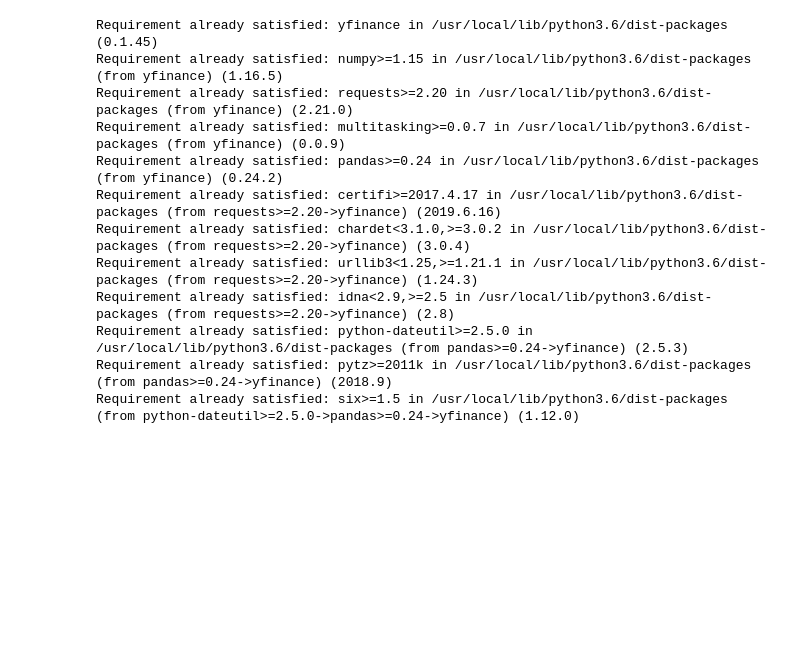
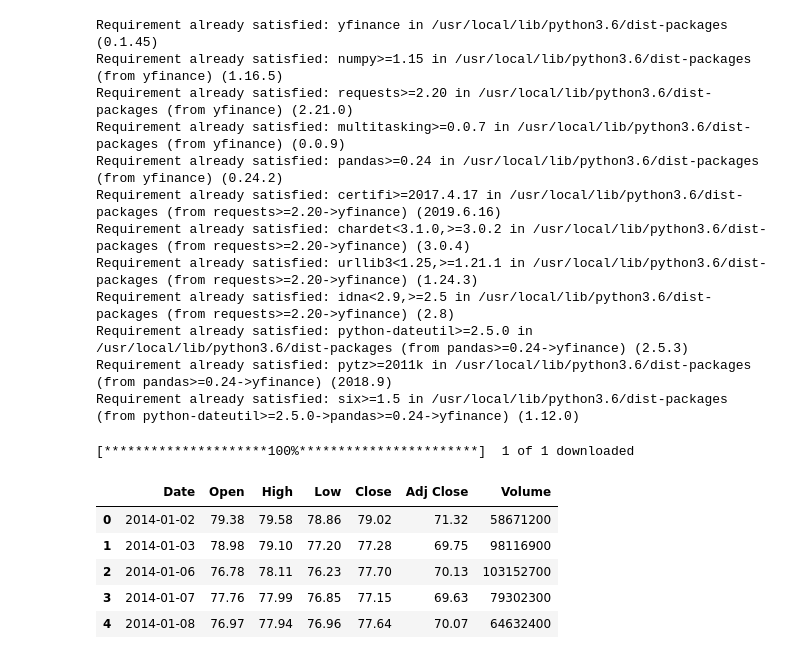
Before and after one commit to davriffe/Finance-Week, a Jupyter notebook: Regression_Model.ipynb, the cells around one changed output. Saved outputs shown, nothing was run; the diff lists cells and outputs as text; code cells hidden in the pictures; blank space fills up the shorter version.

```diff
--- a/Regression_Model.ipynb
+++ b/Regression_Model.ipynb
@@ -67,10 +67,18 @@ Requirement already satisfied: six>=1.5 in /usr/local/lib/python3.6/dist-package
 # %%
 from pandas_datareader import data as pdr
 import yfinance as yf
 import datetime
-start = datetime.datetime(2012,1,1)
-end= datetime.datetime(2018,8,30)
+start = datetime.datetime(2014,1,1)
+end= datetime.datetime(2019,1,1)
 yf.pdr_override()
-df_full = yf.download("jpm",start = start,end=end).reset_index()
-df_full.to_csv('jpm.csv',index=False)
+df_full = yf.download("aapl",start = start,end=end).reset_index()
+df_full.to_csv('aapl.csv',index=False)
 df_full.head()
+# %% [output]
+[*********************100%***********************]  1 of 1 downloaded
+|  | Date | Open | High | Low | Close | Adj Close | Volume |
+| 0 | 2014-01-02 | 79.38 | 79.58 | 78.86 | 79.02 | 71.32 | 58671200 |
+| 1 | 2014-01-03 | 78.98 | 79.10 | 77.20 | 77.28 | 69.75 | 98116900 |
+| 2 | 2014-01-06 | 76.78 | 78.11 | 76.23 | 77.70 | 70.13 | 103152700 |
+| 3 | 2014-01-07 | 77.76 | 77.99 | 76.85 | 77.15 | 69.63 | 79302300 |
+| 4 | 2014-01-08 | 76.97 | 77.94 | 76.96 | 77.64 | 70.07 | 64632400 |
```
Also changed, not shown: parts of 1 cell of this notebook.
